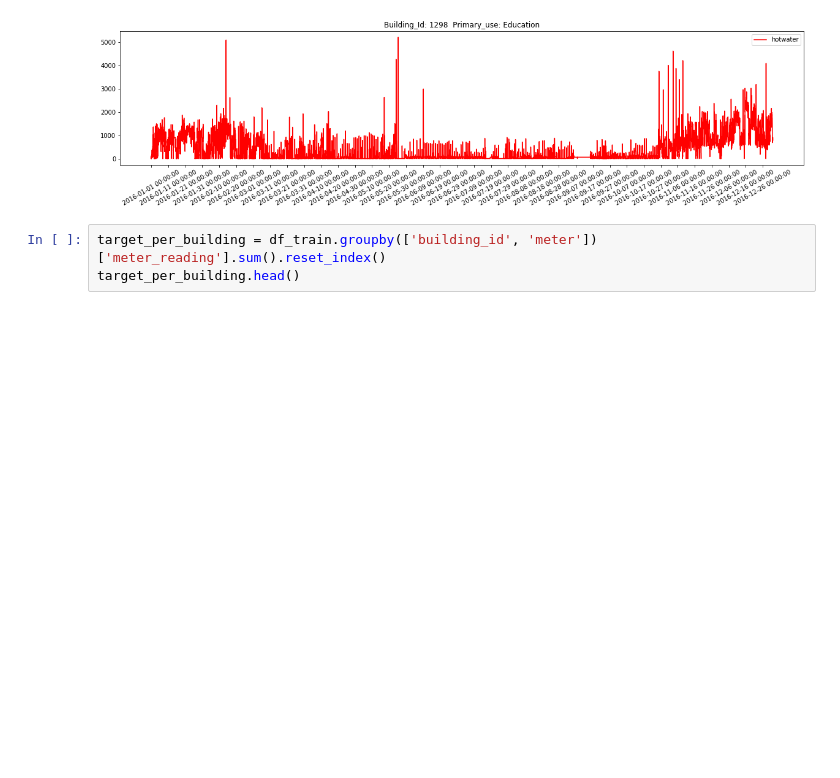
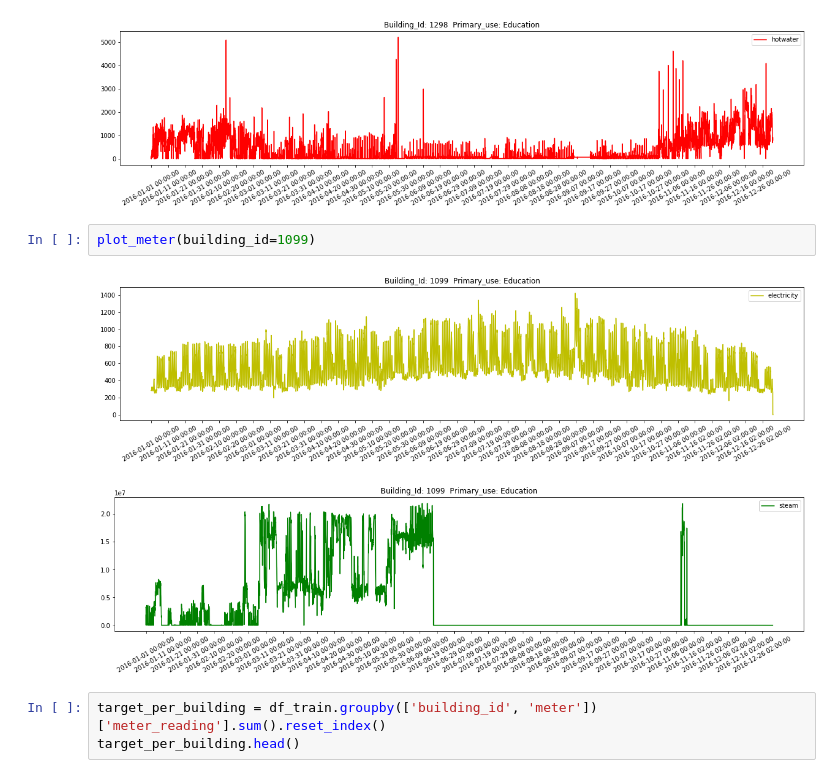
Before and after one commit to navitacion/ashrae-energy-prediction, a Jupyter notebook: notebook/EDA.ipynb, the cells around one changed output. Drawn from its saved outputs; the diff is of its cells as text; blank space fills up the shorter version.

```diff
--- a/notebook/EDA.ipynb
+++ b/notebook/EDA.ipynb
@@ -308,6 +310,11 @@ plot_meter(building_id=1298)
 [figure]
 [figure]
 [figure]
+# %%
+plot_meter(building_id=1099)
+# %% [output]
+[figure, added]
+[figure, added]
 # %%
 target_per_building = df_train.groupby(['building_id', 'meter'])['meter_reading'].sum().reset_index()
 target_per_building.head()
```
Also changed, not shown: parts of 6 cells of this notebook, 5 other files.
